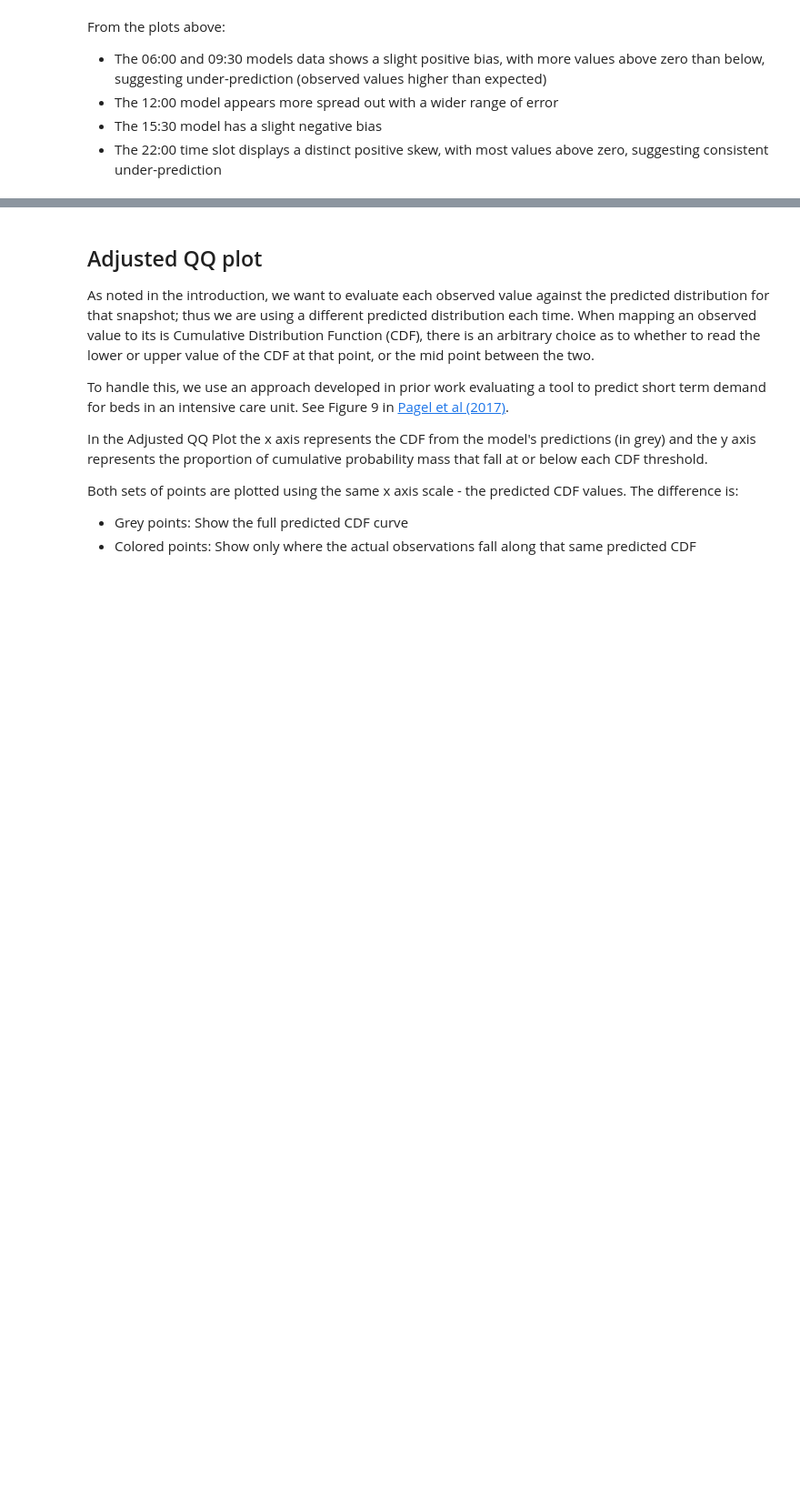
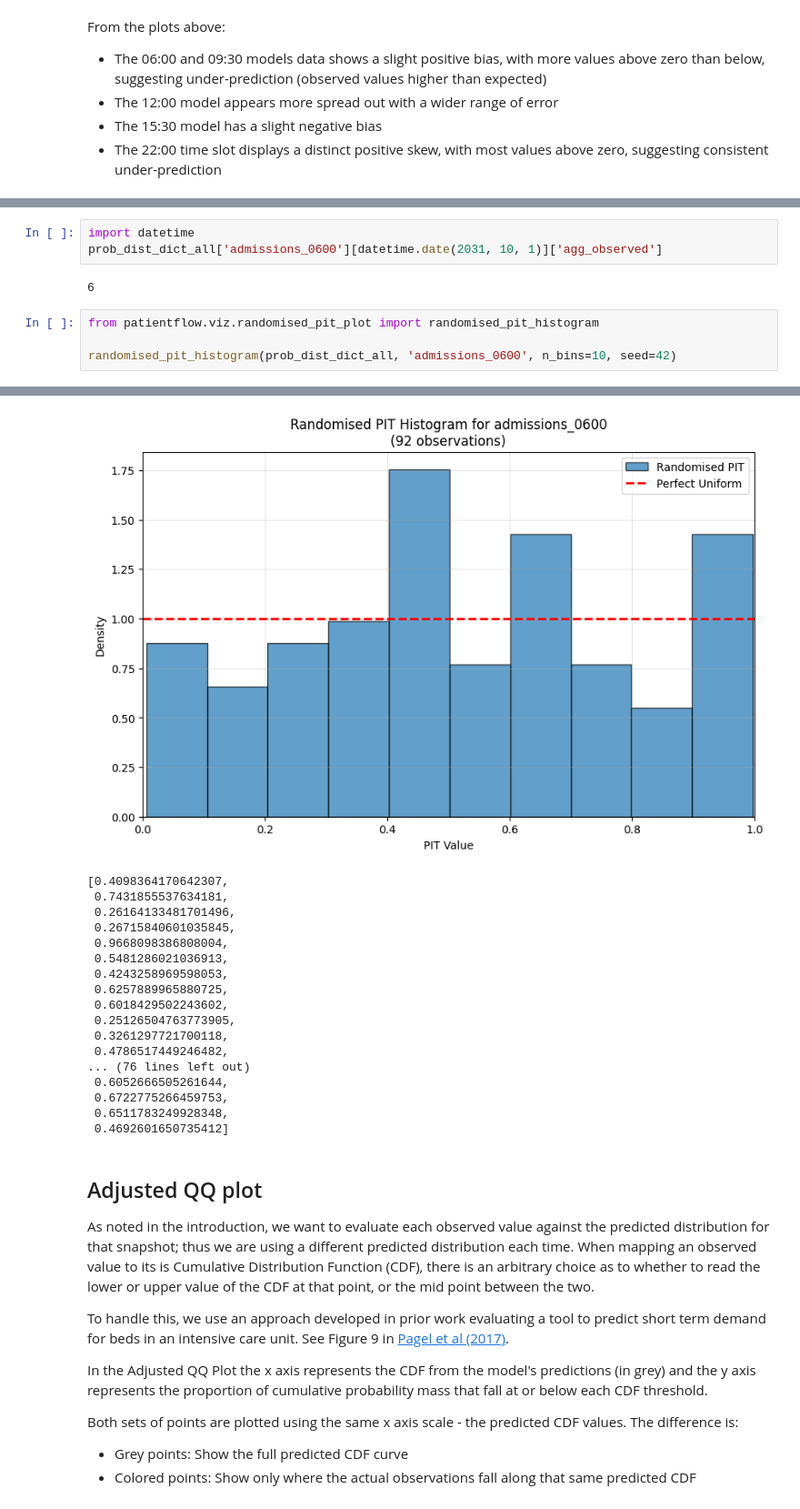
Before and after one commit to UCL-CORU/patientflow, a Jupyter notebook: notebooks/3b_Evaluate_group_snapshots.ipynb, the cells around one changed output, grey strips where cells are left out. Shown at 91% size. Cells and saved outputs as stored; diff of their text form; blank space fills up the shorter version.

Commit message:
Randomised PIT histogram plot

```diff
--- a/notebooks/3b_Evaluate_group_snapshots.ipynb
+++ b/notebooks/3b_Evaluate_group_snapshots.ipynb
@@ -256,0 +268,10 @@ From the plots above:
+# %%
+import datetime
+prob_dist_dict_all['admissions_0600'][datetime.date(2031, 10, 1)]['agg_observed']
+# %% [output]
+6
+# %%
+from patientflow.viz.randomised_pit_plot import randomised_pit_histogram
+
+randomised_pit_histogram(prob_dist_dict_all, 'admissions_0600', n_bins=10, seed=42)
+# %% [output]
@@ -257,3 +279,21 @@ From the plots above:
+[figure, added]
+[0.4098364170642307,
+ 0.7431855537634181,
+ 0.26164133481701496,
+ 0.26715840601035845,
+ 0.9668098386808004,
+ 0.5481286021036913,
+ 0.4243258969598053,
+ 0.6257889965880725,
+ 0.6018429502243602,
+ 0.25126504763773905,
+ 0.3261297721700118,
+ 0.4786517449246482,
+... (76 lines left out)
+ 0.6052666505261644,
+ 0.6722775266459753,
+ 0.6511783249928348,
+ 0.4692601650735412]
 # %% [markdown]
 ## Adjusted QQ plot
 
```
Also changed, not shown: parts of 3 cells of this notebook, 1 other file.
